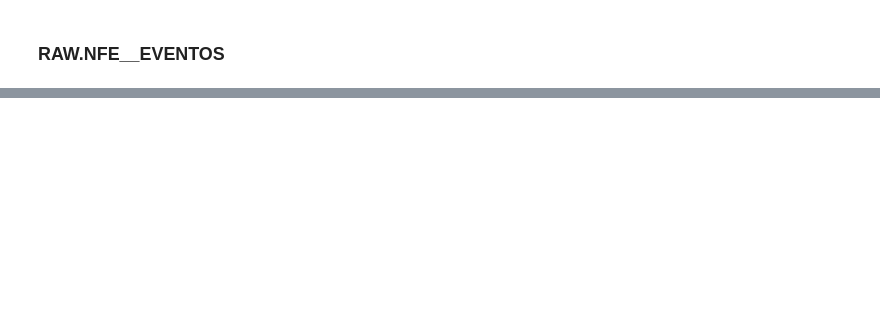
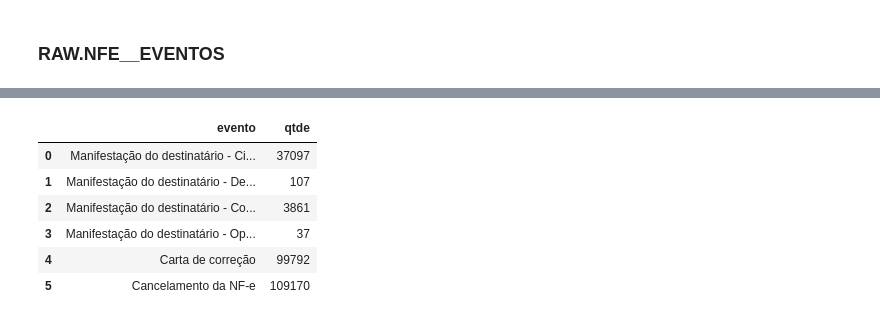
Before and after one commit to fredguth/mgi-mira-pipelines, a Jupyter notebook: nbs/compras_governo_nfe.ipynb, the cells around one changed output, grey strips where cells are left out. Saved outputs shown, nothing was run; the diff lists cells and outputs as text; code cells hidden in the pictures; blank space fills up the shorter version.

```diff
--- a/nbs/compras_governo_nfe.ipynb
+++ b/nbs/compras_governo_nfe.ipynb
@@ -562,3 +962,11 @@ num_eventos.style.format(underscore_fmt)
 # %%
-eventos = db.execute("""FROM cgu.eventos""").df()
+eventos = db.execute("""SELECT evento, count(*) qtde FROM cgu.eventos GROUP BY evento""").df()
 eventos
+# %% [output]
+|  | evento | qtde |
+| 0 | Manifestação do destinatário - Ci... | 37097 |
+| 1 | Manifestação do destinatário - De... | 107 |
+| 2 | Manifestação do destinatário - Co... | 3861 |
+| 3 | Manifestação do destinatário - Op... | 37 |
+| 4 | Carta de correção | 99792 |
+| 5 | Cancelamento da NF-e | 109170 |
```
Also changed, not shown: parts of 79 cells of this notebook, 7 other files.
